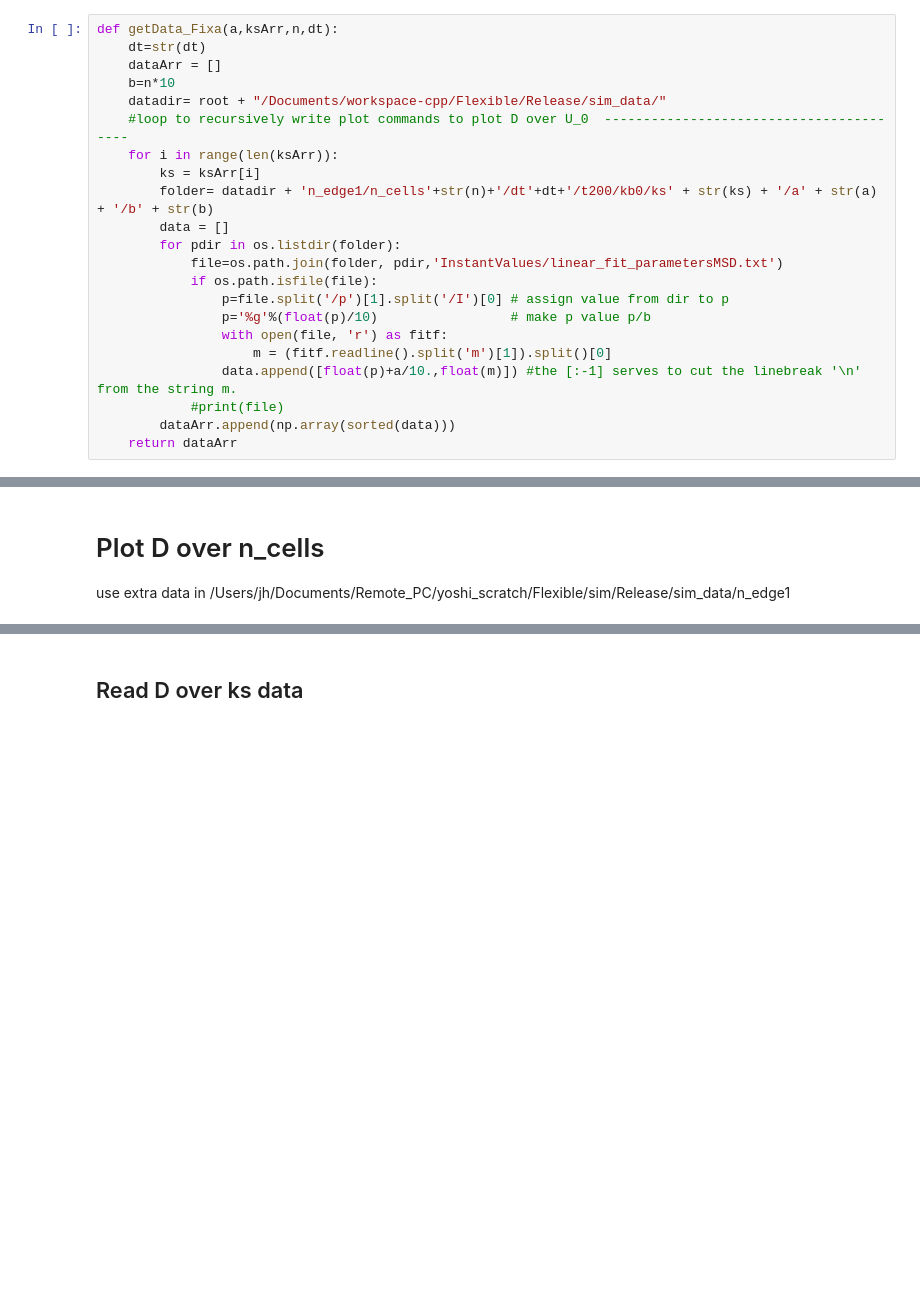
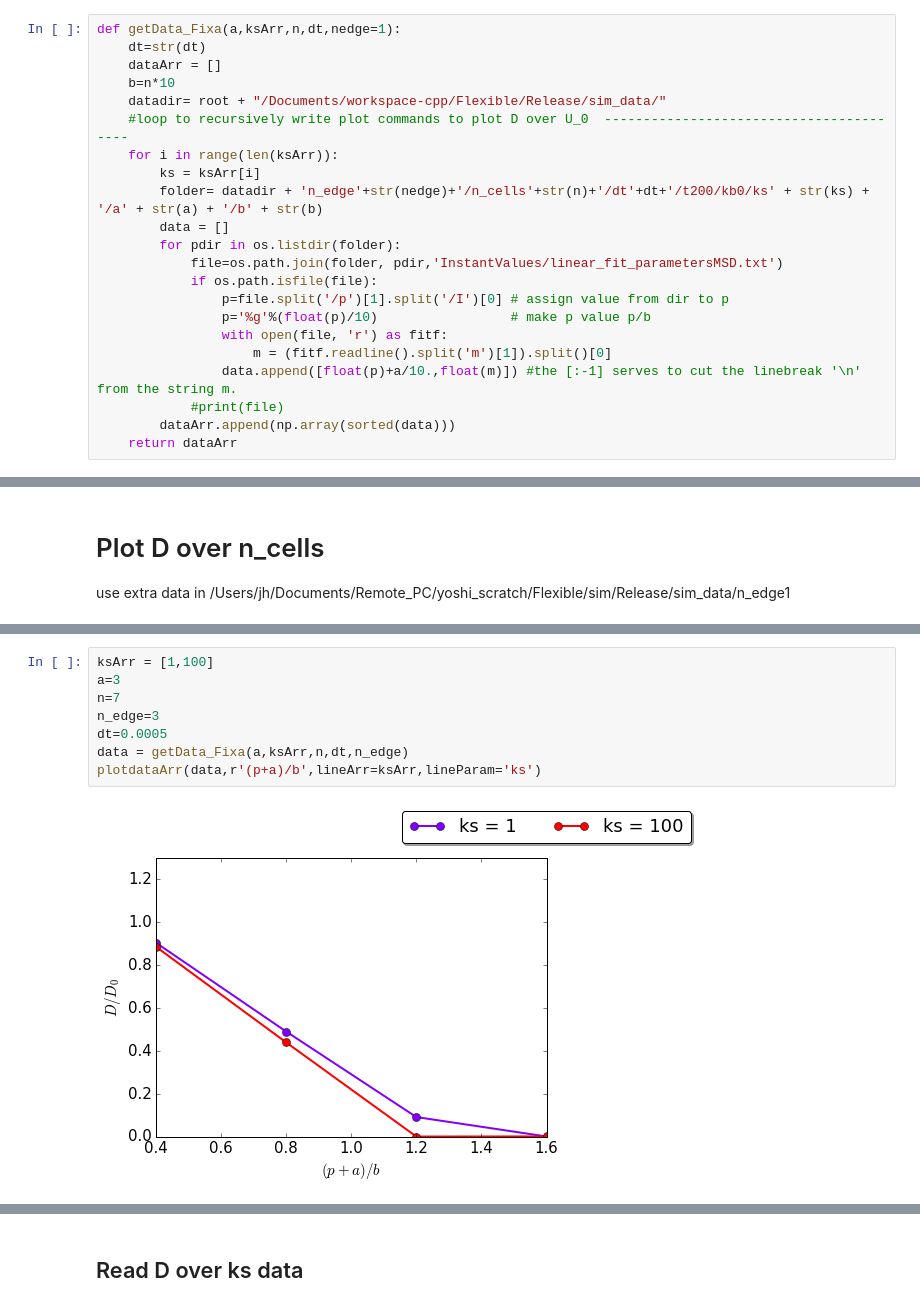
Before and after one commit to JohannHansing/iPythonNB, a Jupyter notebook: Flexible/Flexible.ipynb, the cells around one changed output, grey strips where cells are left out. Drawn from its saved outputs; the diff is of its cells as text; blank space fills up the shorter version.

```diff
--- a/Flexible/Flexible.ipynb
+++ b/Flexible/Flexible.ipynb
@@ -169,7 +169,7 @@ plt.hist(spheredata[:].flatten())
 # FLEXIBLE
 ## Test different ks
 # %%
-def getData_Fixa(a,ksArr,n,dt):
+def getData_Fixa(a,ksArr,n,dt,nedge=1):
     dt=str(dt)
     dataArr = []
     b=n*10
@@ -177,7 +177,7 @@ def getData_Fixa(a,ksArr,n,dt):
     #loop to recursively write plot commands to plot D over U_0  ----------------------------------------
     for i in range(len(ksArr)):
         ks = ksArr[i]
-        folder= datadir + 'n_edge1/n_cells'+str(n)+'/dt'+dt+'/t200/kb0/ks' + str(ks) + '/a' + str(a) + '/b' + str(b)
+        folder= datadir + 'n_edge'+str(nedge)+'/n_cells'+str(n)+'/dt'+dt+'/t200/kb0/ks' + str(ks) + '/a' + str(a) + '/b' + str(b)
         data = []
         for pdir in os.listdir(folder):
             file=os.path.join(folder, pdir,'InstantValues/linear_fit_parametersMSD.txt')
@@ -303,0 +353,10 @@ plt.show()
+# %%
+ksArr = [1,100]
+a=3
+n=7
+n_edge=3
+dt=0.0005
+data = getData_Fixa(a,ksArr,n,dt,n_edge)
+plotdataArr(data,r'(p+a)/b',lineArr=ksArr,lineParam='ks')
+# %% [output]
+[figure, added]
```
Also changed, not shown: parts of 10 cells of this notebook, 3 other files.
